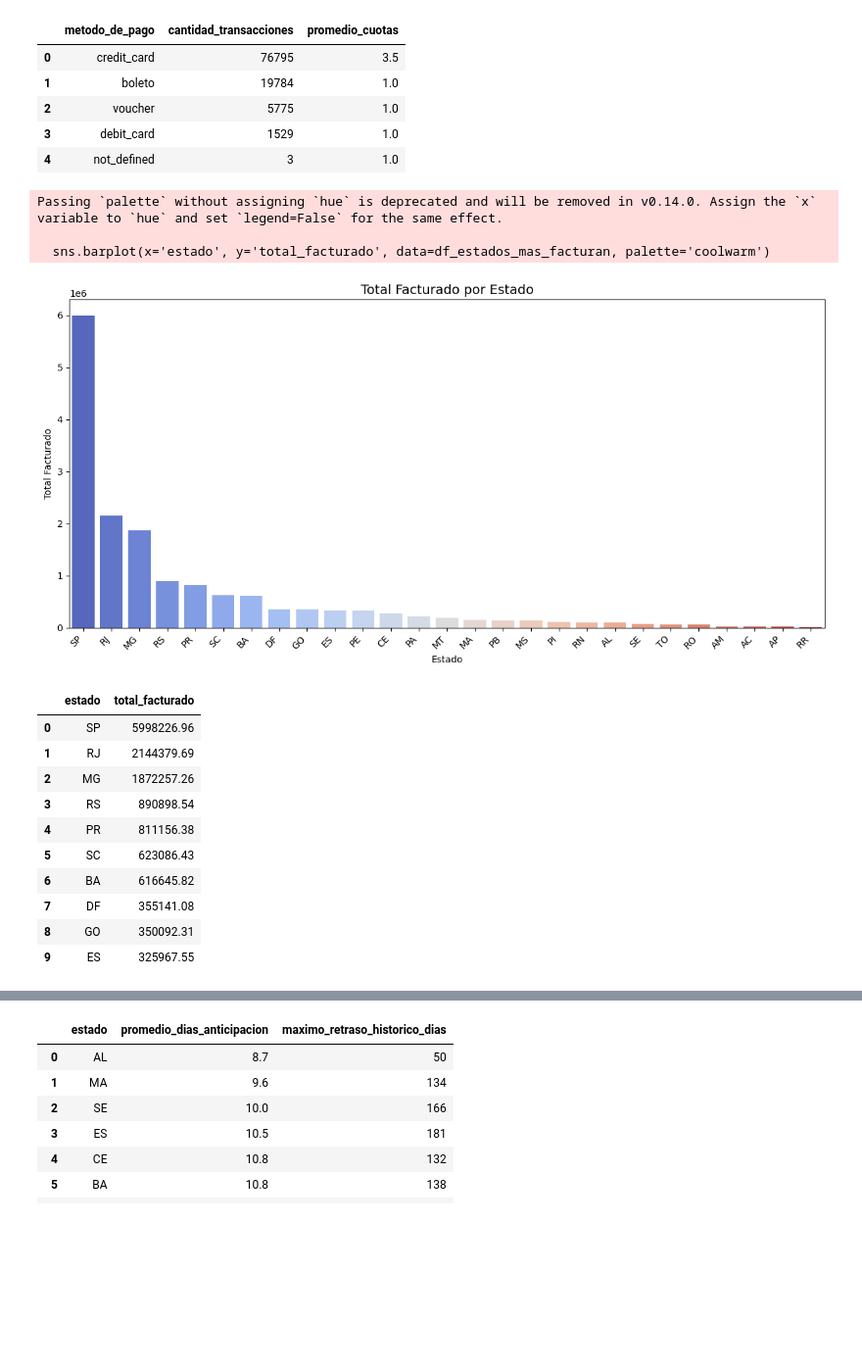
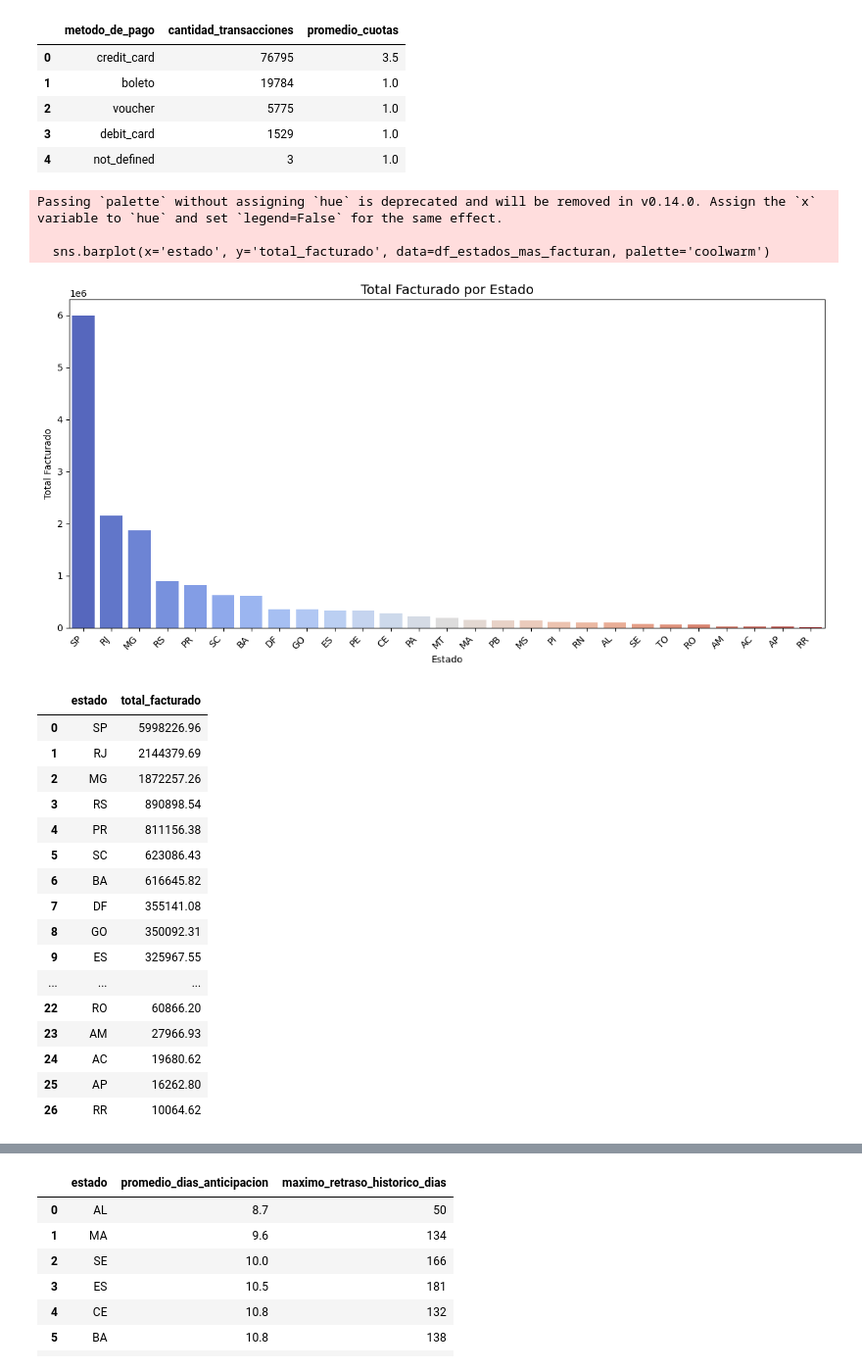
Before and after one commit to mtszmo/data, a Jupyter notebook: analisis_exploratorio.ipynb, the cells around one changed output, grey strips where cells are left out. Shown at 98% size. Saved outputs shown, nothing was run; the diff lists cells and outputs as text; code cells hidden in the pictures; blank space fills up the shorter version.

```diff
--- a/analisis_exploratorio.ipynb
+++ b/analisis_exploratorio.ipynb
@@ -99,30 +146,36 @@ Passing `palette` without assigning `hue` is deprecated and will be removed in v
 # %%
 df_estados_mas_facturan = ejecutar_query_desde_archivo('queries/04_estados_mas_facturan.sql')
 plt.figure(figsize=(12, 6))
 sns.barplot(x='estado', y='total_facturado', data=df_estados_mas_facturan, palette='coolwarm')
 plt.title('Total Facturado por Estado', fontsize=14)
 plt.xlabel('Estado')
 plt.ylabel('Total Facturado')
 plt.xticks(rotation=45, ha='right')
 plt.tight_layout()
 plt.show()
-df_estados_mas_facturan.head(10)
+df_estados_mas_facturan
 # %% [output]
 Passing `palette` without assigning `hue` is deprecated and will be removed in v0.14.0. Assign the `x` variable to `hue` and set `legend=False` for the same effect.
 
   sns.barplot(x='estado', y='total_facturado', data=df_estados_mas_facturan, palette='coolwarm')
 [figure]
 |  | estado | total_facturado |
 | 0 | SP | 5998226.96 |
 | 1 | RJ | 2144379.69 |
 | 2 | MG | 1872257.26 |
 | 3 | RS | 890898.54 |
 | 4 | PR | 811156.38 |
 | 5 | SC | 623086.43 |
 | 6 | BA | 616645.82 |
 | 7 | DF | 355141.08 |
 | 8 | GO | 350092.31 |
 | 9 | ES | 325967.55 |
+| ... | ... | ... |
+| 22 | RO | 60866.20 |
+| 23 | AM | 27966.93 |
+| 24 | AC | 19680.62 |
+| 25 | AP | 16262.80 |
+| 26 | RR | 10064.62 |
 # %%
 df_categorias_mas_ingresos = ejecutar_query_desde_archivo('queries/06_categorias_mas_ingresos.sql')
 df_categorias_mas_vendidas = ejecutar_query_desde_archivo('queries/07_categorias_mas_vendidas.sql')
```
Also changed, not shown: parts of 4 cells of this notebook.
